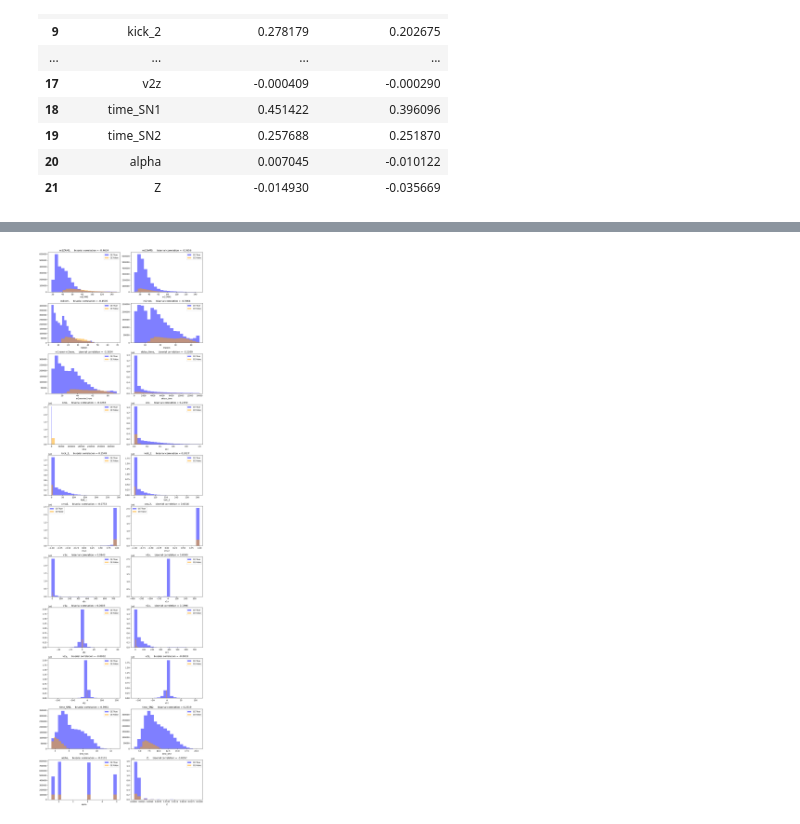
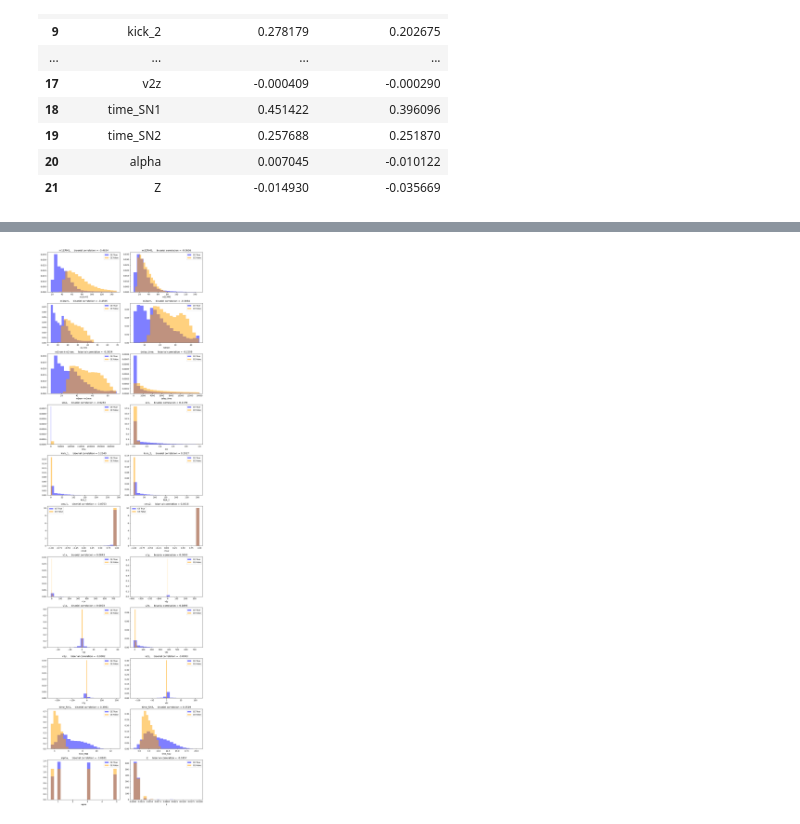
Before and after one commit to Giacomo-Menegatti/AstroLab, a Jupyter notebook: AstroLab.ipynb, the cells around one changed output, grey strips where cells are left out. Saved outputs shown, nothing was run; the diff lists cells and outputs as text; code cells hidden in the pictures.

```diff
--- a/AstroLab.ipynb
+++ b/AstroLab.ipynb
@@ -113,21 +138,21 @@ correlation_df
 # %%
 numeric_columns = [col for col in data.columns if col != 'CE' and col != 'ID']
 fig, axs = plt.subplots(nrows=11, ncols=2, figsize=(12, 40))
 for i, col in enumerate(numeric_columns):
     ax = axs[i//2, i%2]
-    data[data.CE == True][col].hist(bins=20, color='blue', alpha=0.5, label='CE True', ax=ax)
-    data[data.CE == False][col].hist(bins=20, color='orange', alpha=0.5, label='CE False', ax=ax)
+    data[data.CE == True][col].hist(bins=20, color='blue', alpha=0.5, label='CE True', ax=ax,density=True)
+    data[data.CE == False][col].hist(bins=20, color='orange', alpha=0.5, label='CE False', ax=ax,density=True)
     ax.grid(None)
     ax.legend(loc='best')
     ax.set_xlabel(col)
     ax.set_title(f'{col},     biserial correlation = {correlation_df.Biserial_Correlation[i]:.4f}')
 
 
 plt.tight_layout()
 plt.show()
 
 ##For example, for column m1ZAMS, the biserial correlation is ~-0.46. In the histogram we see that lower values favor the condition 'True',
 #while higher value favor the condition 'False'. For the column 'v1z' the biserial correlation is ~0.0003, that means no correlation. We can see
 #in the histogram that data are equally distributed for both conditions.
 # %% [output]
-[figure, old version]
+[figure, new version]
```
Also changed, not shown: parts of 1 cell of this notebook.
